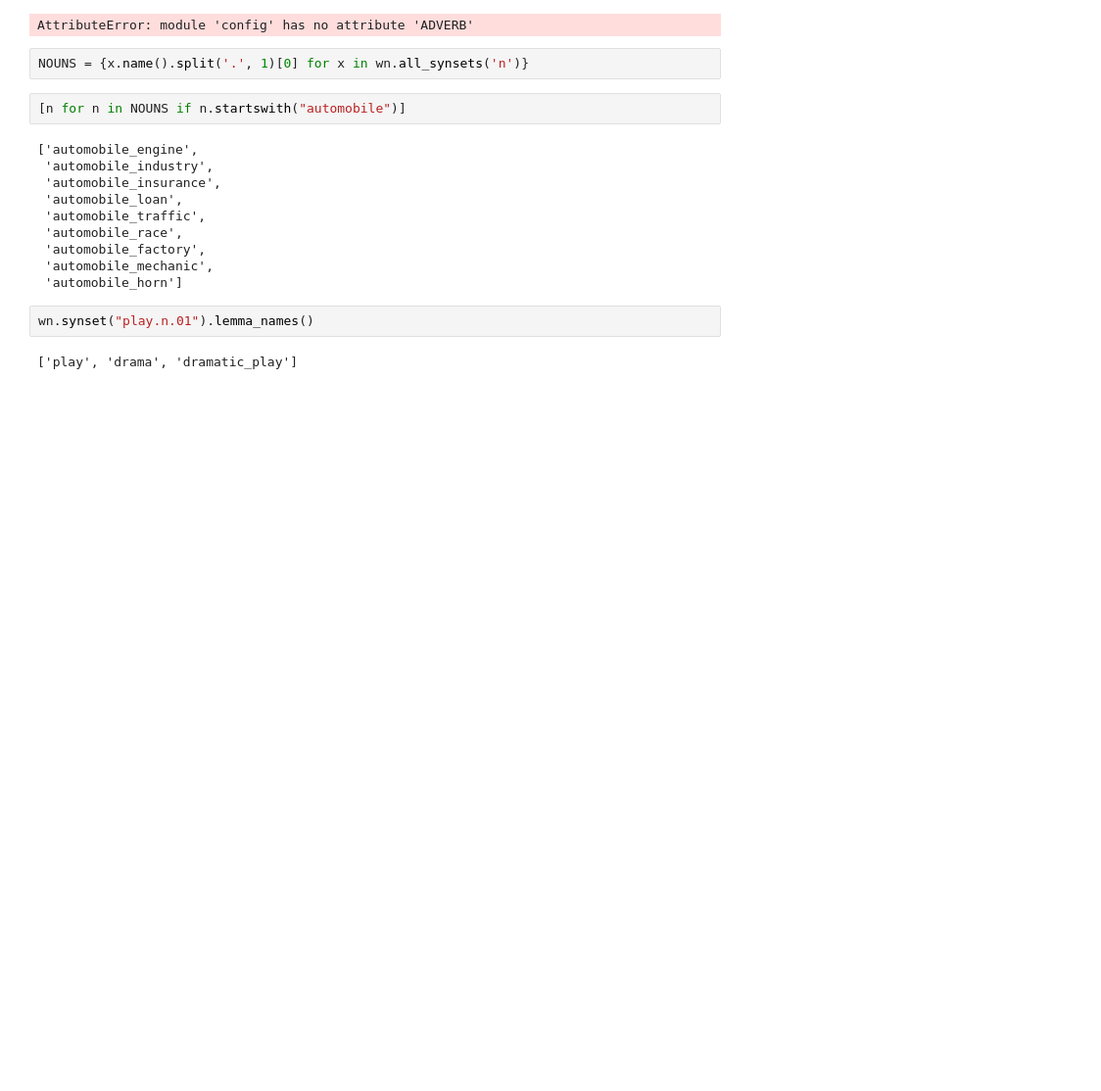
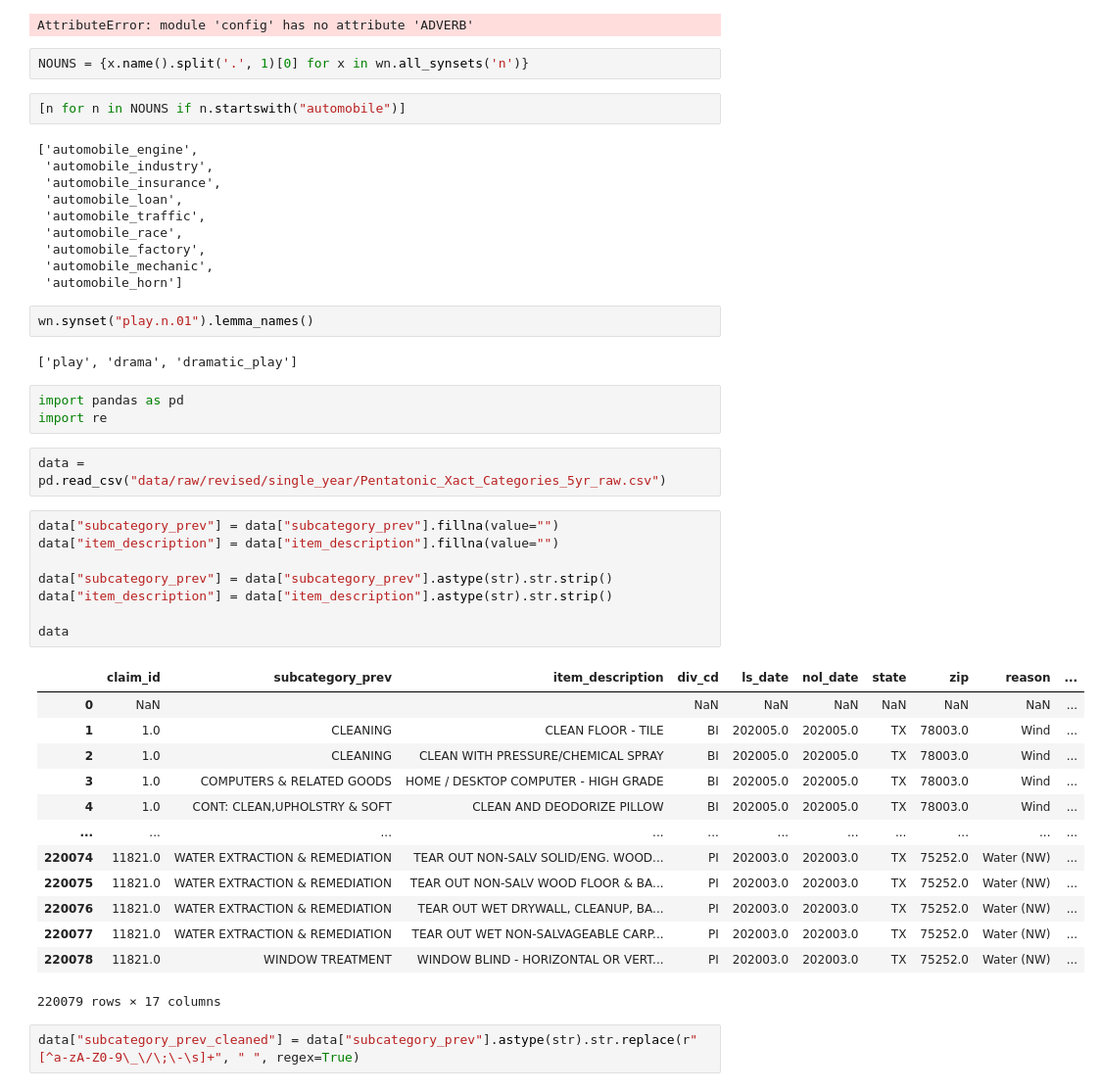
Before and after one commit to ssuchek/Travelers, a Jupyter notebook: Untitled.ipynb, the cells around one changed output. Shown at 98% size. Cells and saved outputs as stored; diff of their text form; blank space fills up the shorter version.

```diff
--- a/Untitled.ipynb
+++ b/Untitled.ipynb
@@ -936,3 +949,32 @@ NOUNS = {x.name().split('.', 1)[0] for x in wn.all_synsets('n')}
 wn.synset("play.n.01").lemma_names()
 # %% [output]
 ['play', 'drama', 'dramatic_play']
+# %%
+import pandas as pd
+import re
+# %%
+data = pd.read_csv("data/raw/revised/single_year/Pentatonic_Xact_Categories_5yr_raw.csv")
+# %%
+data["subcategory_prev"] = data["subcategory_prev"].fillna(value="")
+data["item_description"] = data["item_description"].fillna(value="")
+
+data["subcategory_prev"] = data["subcategory_prev"].astype(str).str.strip()
+data["item_description"] = data["item_description"].astype(str).str.strip()
+
+data
+# %% [output]
+|  | claim_id | subcategory_prev | item_description | div_cd | ls_date | nol_date | state | zip | reason | ... |
+| 0 | NaN |  |  | NaN | NaN | NaN | NaN | NaN | NaN | ... |
+| 1 | 1.0 | CLEANING | CLEAN FLOOR - TILE | BI | 202005.0 | 202005.0 | TX | 78003.0 | Wind | ... |
+| 2 | 1.0 | CLEANING | CLEAN WITH PRESSURE/CHEMICAL SPRAY | BI | 202005.0 | 202005.0 | TX | 78003.0 | Wind | ... |
+| 3 | 1.0 | COMPUTERS & RELATED GOODS | HOME / DESKTOP COMPUTER - HIGH GRADE | BI | 202005.0 | 202005.0 | TX | 78003.0 | Wind | ... |
+| 4 | 1.0 | CONT: CLEAN,UPHOLSTRY & SOFT | CLEAN AND DEODORIZE PILLOW | BI | 202005.0 | 202005.0 | TX | 78003.0 | Wind | ... |
+| ... | ... | ... | ... | ... | ... | ... | ... | ... | ... | ... |
+| 220074 | 11821.0 | WATER EXTRACTION & REMEDIATION | TEAR OUT NON-SALV SOLID/ENG. WOOD... | PI | 202003.0 | 202003.0 | TX | 75252.0 | Water (NW) | ... |
+| 220075 | 11821.0 | WATER EXTRACTION & REMEDIATION | TEAR OUT NON-SALV WOOD FLOOR & BA... | PI | 202003.0 | 202003.0 | TX | 75252.0 | Water (NW) | ... |
+| 220076 | 11821.0 | WATER EXTRACTION & REMEDIATION | TEAR OUT WET DRYWALL, CLEANUP, BA... | PI | 202003.0 | 202003.0 | TX | 75252.0 | Water (NW) | ... |
+| 220077 | 11821.0 | WATER EXTRACTION & REMEDIATION | TEAR OUT WET NON-SALVAGEABLE CARP... | PI | 202003.0 | 202003.0 | TX | 75252.0 | Water (NW) | ... |
+| 220078 | 11821.0 | WINDOW TREATMENT | WINDOW BLIND - HORIZONTAL OR VERT... | PI | 202003.0 | 202003.0 | TX | 75252.0 | Water (NW) | ... |
+220079 rows × 17 columns
+# %%
+data["subcategory_prev_cleaned"] = data["subcategory_prev"].astype(str).str.replace(r"[^a-zA-Z0-9\_\/\;\-\s]+", " ", regex=True)
```
Also changed, not shown: parts of 3 cells of this notebook, 8 other files.
